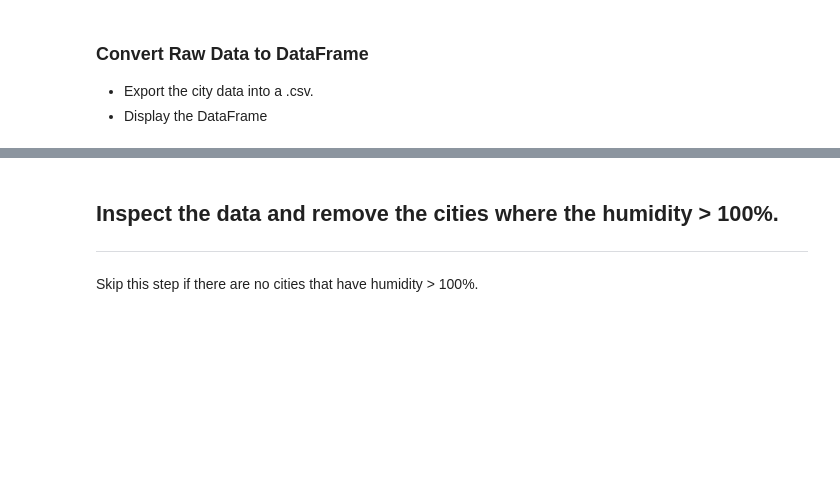
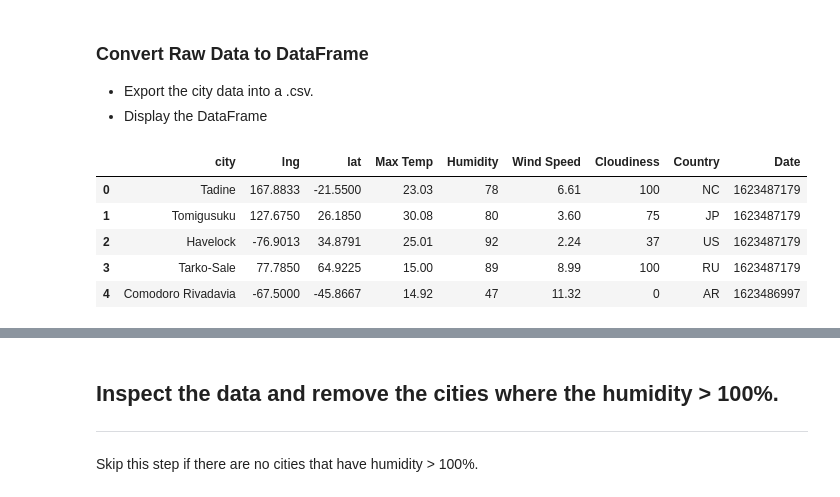
Before and after one commit to RZHANG2021/python-api-challenge, a Jupyter notebook: starter_code/WeatherPy.ipynb, the cells around one changed output, grey strips where cells are left out. Cells and saved outputs as stored; diff of their text form; code cells hidden in the pictures; blank space fills up the shorter version.

```diff
--- a/starter_code/WeatherPy.ipynb
+++ b/starter_code/WeatherPy.ipynb
@@ -163,0 +139,11 @@ SyntaxError: invalid syntax (<ipython-input-30-e1459efbd8cf>, line 18)
+# %%
+# Save the updated dataframe as a csv
+weather_data.to_csv("../output_data/weather_data.csv", encoding="utf-8", index=False)
+weather_data.head()
+# %% [output]
+|  | city | lng | lat | Max Temp | Humidity | Wind Speed | Cloudiness | Country | Date |
+| 0 | Tadine | 167.8833 | -21.5500 | 23.03 | 78 | 6.61 | 100 | NC | 1623487179 |
+| 1 | Tomigusuku | 127.6750 | 26.1850 | 30.08 | 80 | 3.60 | 75 | JP | 1623487179 |
+| 2 | Havelock | -76.9013 | 34.8791 | 25.01 | 92 | 2.24 | 37 | US | 1623487179 |
+| 3 | Tarko-Sale | 77.7850 | 64.9225 | 15.00 | 89 | 8.99 | 100 | RU | 1623487179 |
+| 4 | Comodoro Rivadavia | -67.5000 | -45.8667 | 14.92 | 47 | 11.32 | 0 | AR | 1623486997 |
```
Also changed, not shown: parts of 12 cells of this notebook, 1 other file.
